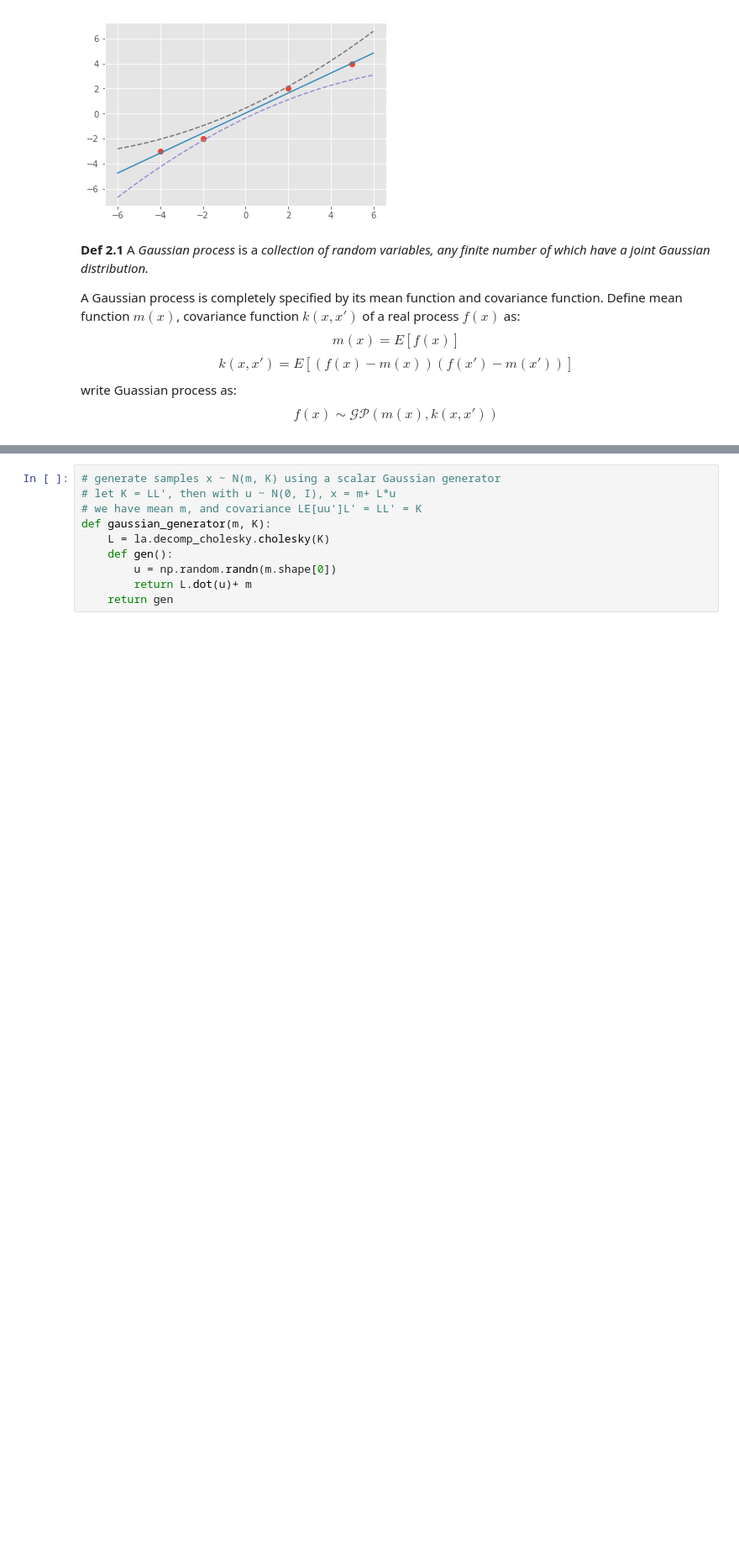
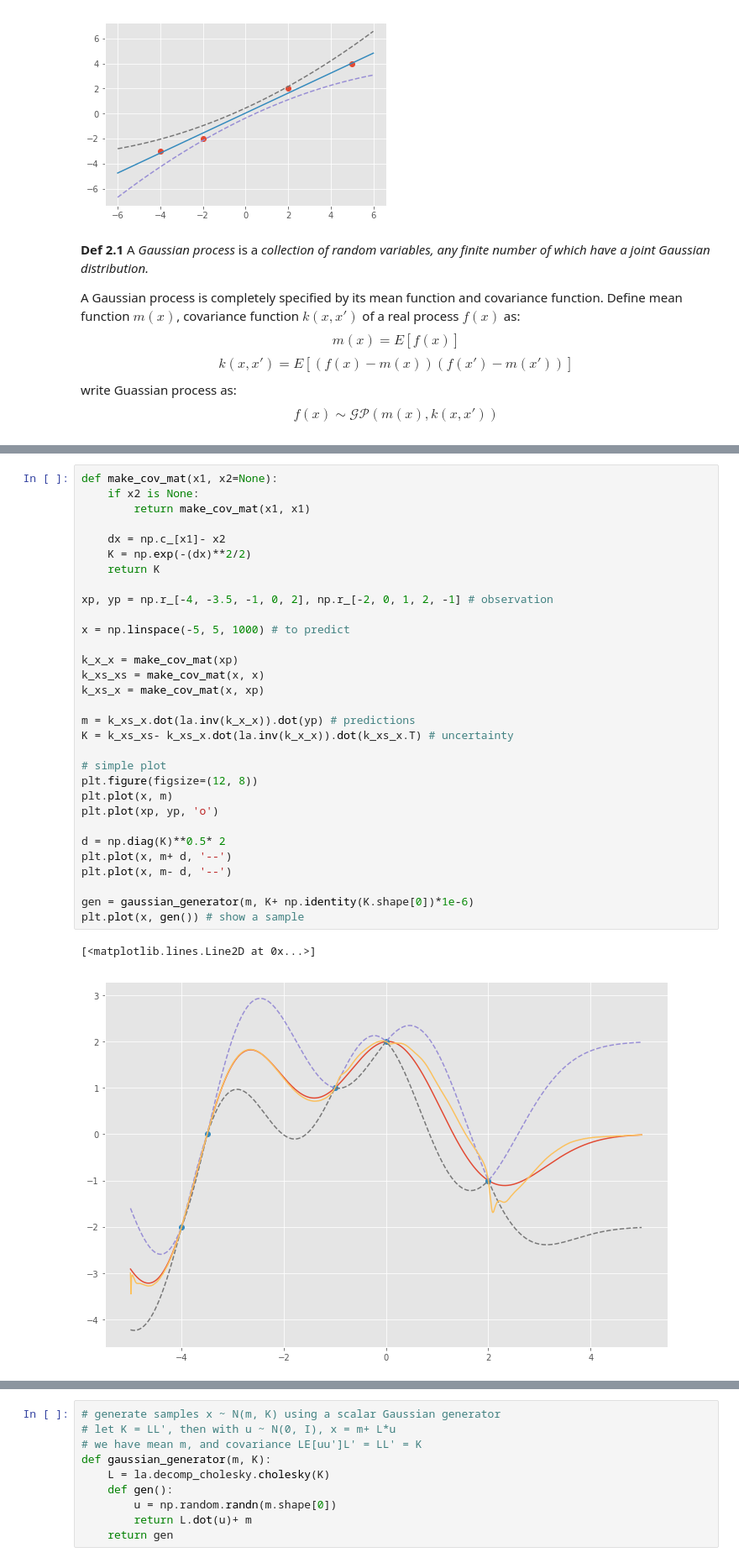
Before and after one commit to egoal/watermelon, a Jupyter notebook: gp.ipynb, the cells around one changed output, grey strips where cells are left out. Shown at 84% size. Drawn from its saved outputs; the diff is of its cells as text; blank space fills up the shorter version.

```diff
--- a/gp.ipynb
+++ b/gp.ipynb
@@ -68,0 +87,34 @@ $$ f(x) \sim \mathcal{GP}(m(x), k(x, x')) $$
+# %%
+def make_cov_mat(x1, x2=None):
+    if x2 is None:
+        return make_cov_mat(x1, x1)
+
+    dx = np.c_[x1]- x2
+    K = np.exp(-(dx)**2/2)
+    return K
+
+xp, yp = np.r_[-4, -3.5, -1, 0, 2], np.r_[-2, 0, 1, 2, -1] # observation
+
+x = np.linspace(-5, 5, 1000) # to predict
+
+k_x_x = make_cov_mat(xp)
+k_xs_xs = make_cov_mat(x, x)
+k_xs_x = make_cov_mat(x, xp)
+
+m = k_xs_x.dot(la.inv(k_x_x)).dot(yp) # predictions
+K = k_xs_xs- k_xs_x.dot(la.inv(k_x_x)).dot(k_xs_x.T) # uncertainty
+
+# simple plot
+plt.figure(figsize=(12, 8))
+plt.plot(x, m)
+plt.plot(xp, yp, 'o')
+
+d = np.diag(K)**0.5* 2
+plt.plot(x, m+ d, '--')
+plt.plot(x, m- d, '--')
+
+gen = gaussian_generator(m, K+ np.identity(K.shape[0])*1e-6)
+plt.plot(x, gen()) # show a sample
+# %% [output]
+[<matplotlib.lines.Line2D at 0x...>]
+[figure, added]
```
Also changed, not shown: parts of 12 cells of this notebook.
